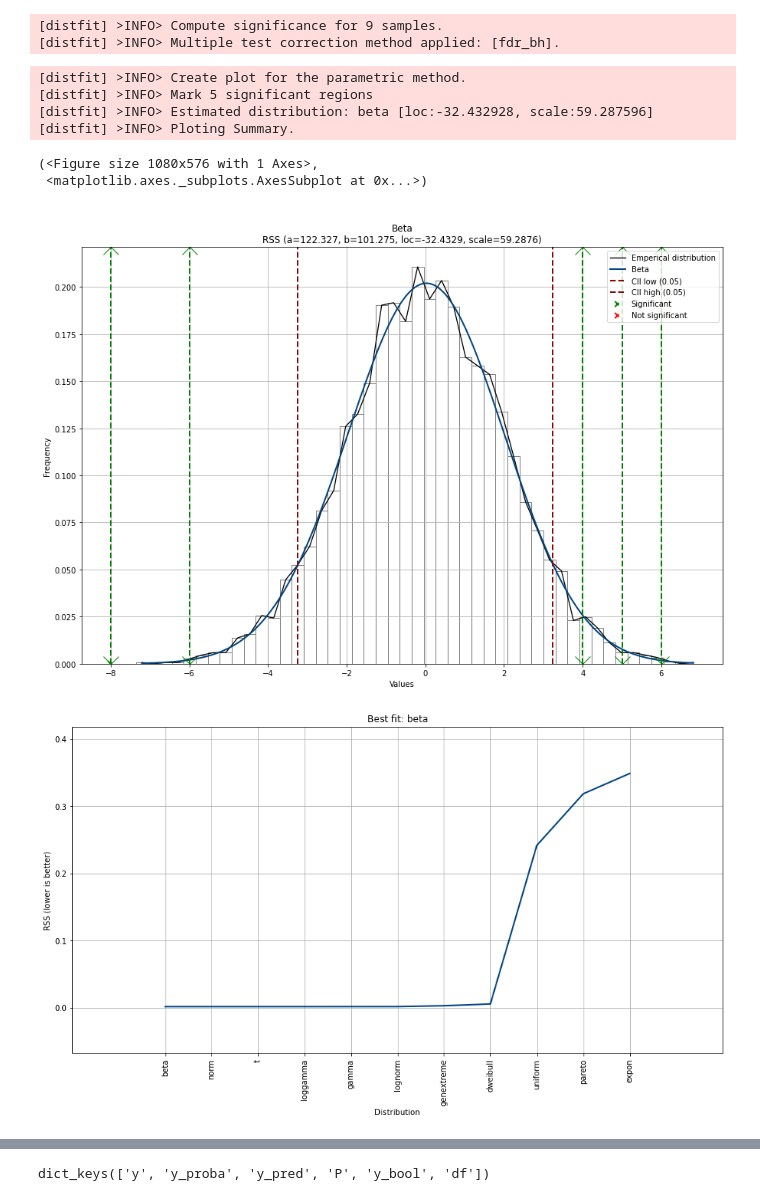
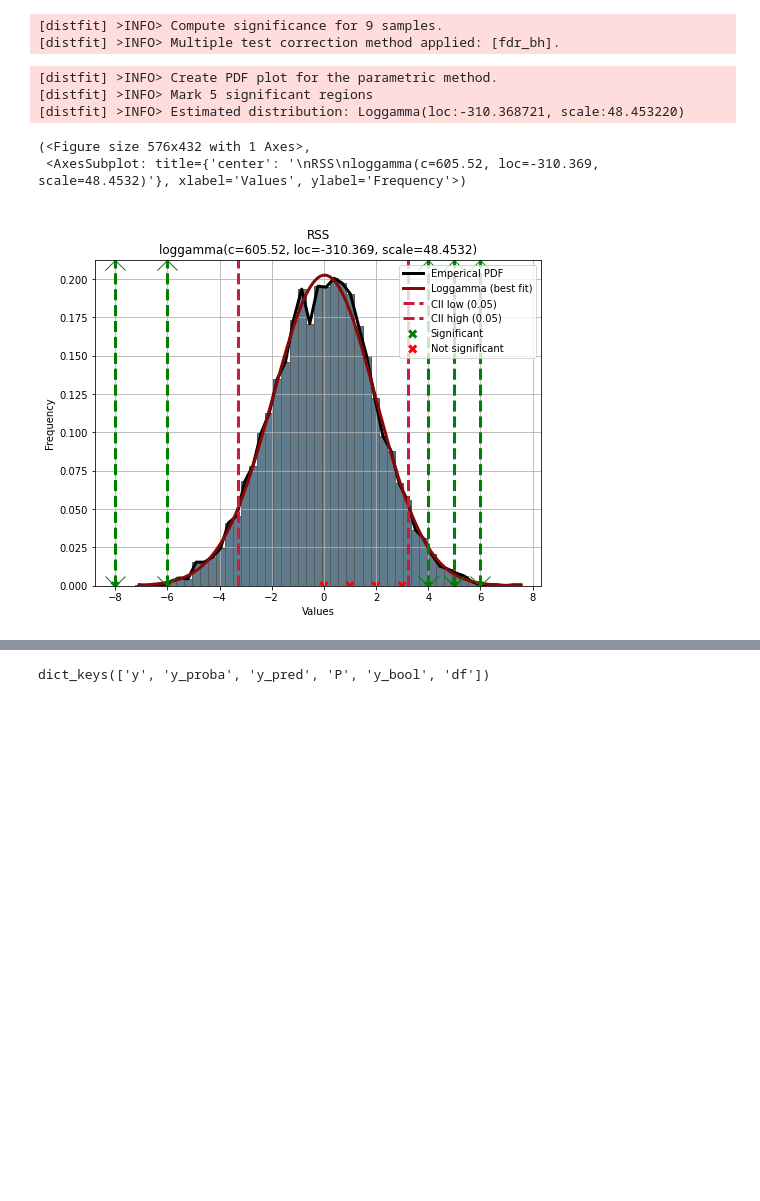
Before and after one commit to erdogant/distfit, a Jupyter notebook: notebooks/distfit.ipynb, the cells around one changed output, grey strips where cells are left out. Drawn from its saved outputs; the diff is of its cells as text; code cells hidden in the pictures; blank space fills up the shorter version.

```diff
--- a/notebooks/distfit.ipynb
+++ b/notebooks/distfit.ipynb
@@ -36,10 +51,10 @@ X = np.random.normal(0, 2, 5000)
 y = [-8,-6,0,1,2,3,4,5,6]
 # %%
 # Initialize model with default parameters
-dist = distfit(todf=True)
+dfit = distfit(todf=True)
 
 # Fit on data
-model = dist.fit_transform(X)
+model = dfit.fit_transform(X)
 # %% [output]
 [distfit] >INFO> fit
 [distfit] >INFO> transform
@@ -101,17 +127,14 @@ results = dist.predict(y)
 [distfit] >INFO> Multiple test correction method applied: [fdr_bh].
 # %%
 # plot predictions
-dist.plot(figsize=(15, 10))
-dist.plot_summary()
+dfit.plot(chart='PDF', figsize=(8, 6))
 # %% [output]
-[distfit] >INFO> Create plot for the parametric method.
+[distfit] >INFO> Create PDF plot for the parametric method.
 [distfit] >INFO> Mark 5 significant regions
-[distfit] >INFO> Estimated distribution: beta [loc:-32.432928, scale:59.287596]
-[distfit] >INFO> Ploting Summary.
+[distfit] >INFO> Estimated distribution: Loggamma(loc:-310.368721, scale:48.453220)
-(<Figure size 1080x576 with 1 Axes>,
- <matplotlib.axes._subplots.AxesSubplot at 0x...>)
+(<Figure size 576x432 with 1 Axes>,
+ <AxesSubplot: title={'center': '\nRSS\nloggamma(c=605.52, loc=-310.369, scale=48.4532)'}, xlabel='Values', ylabel='Frequency'>)
-[figure, old version]
+[figure, new version]
-[figure, removed]
 # %%
 results['df']
 # %% [output]
```
Also changed, not shown: parts of 22 cells of this notebook.
